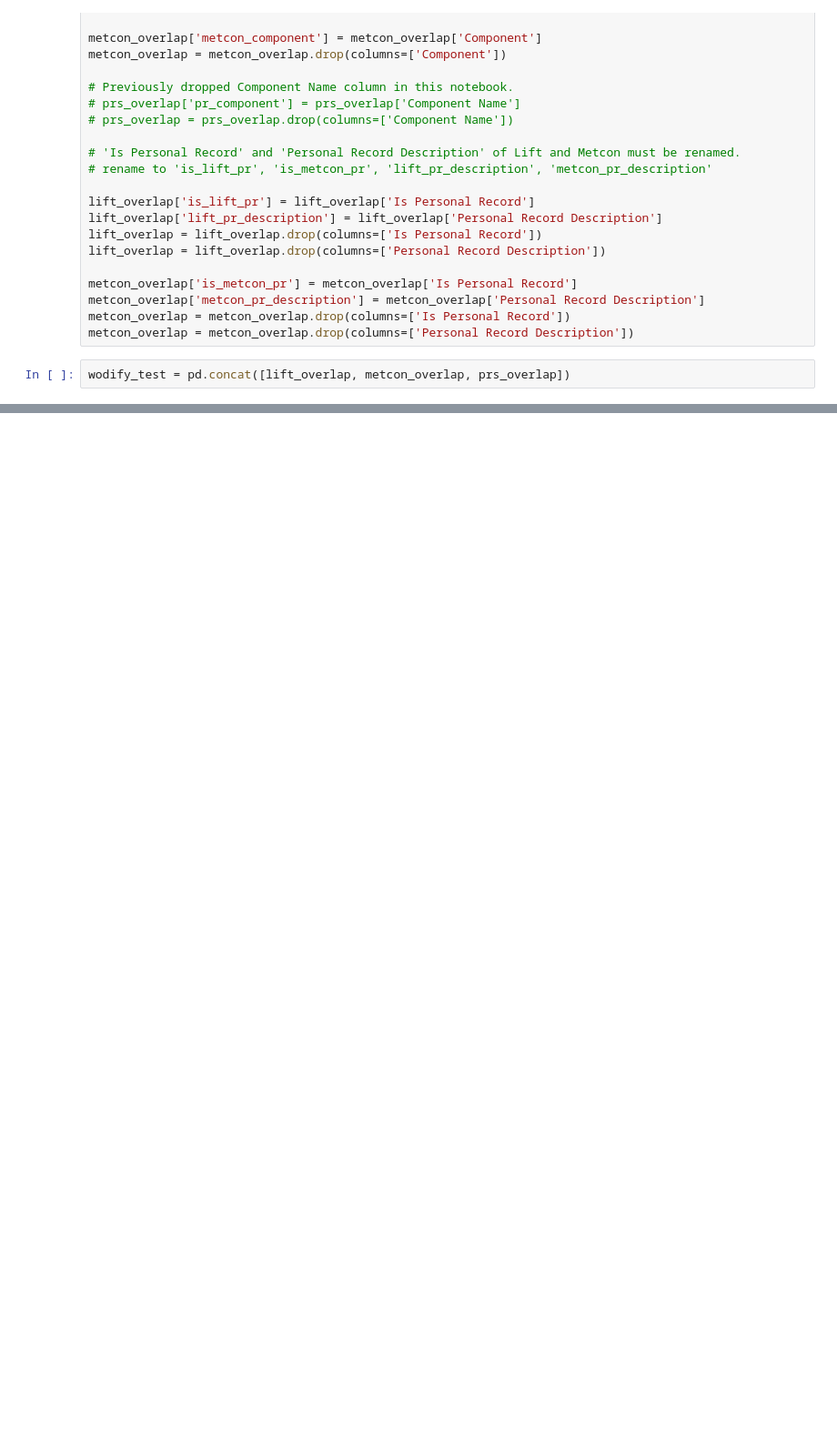
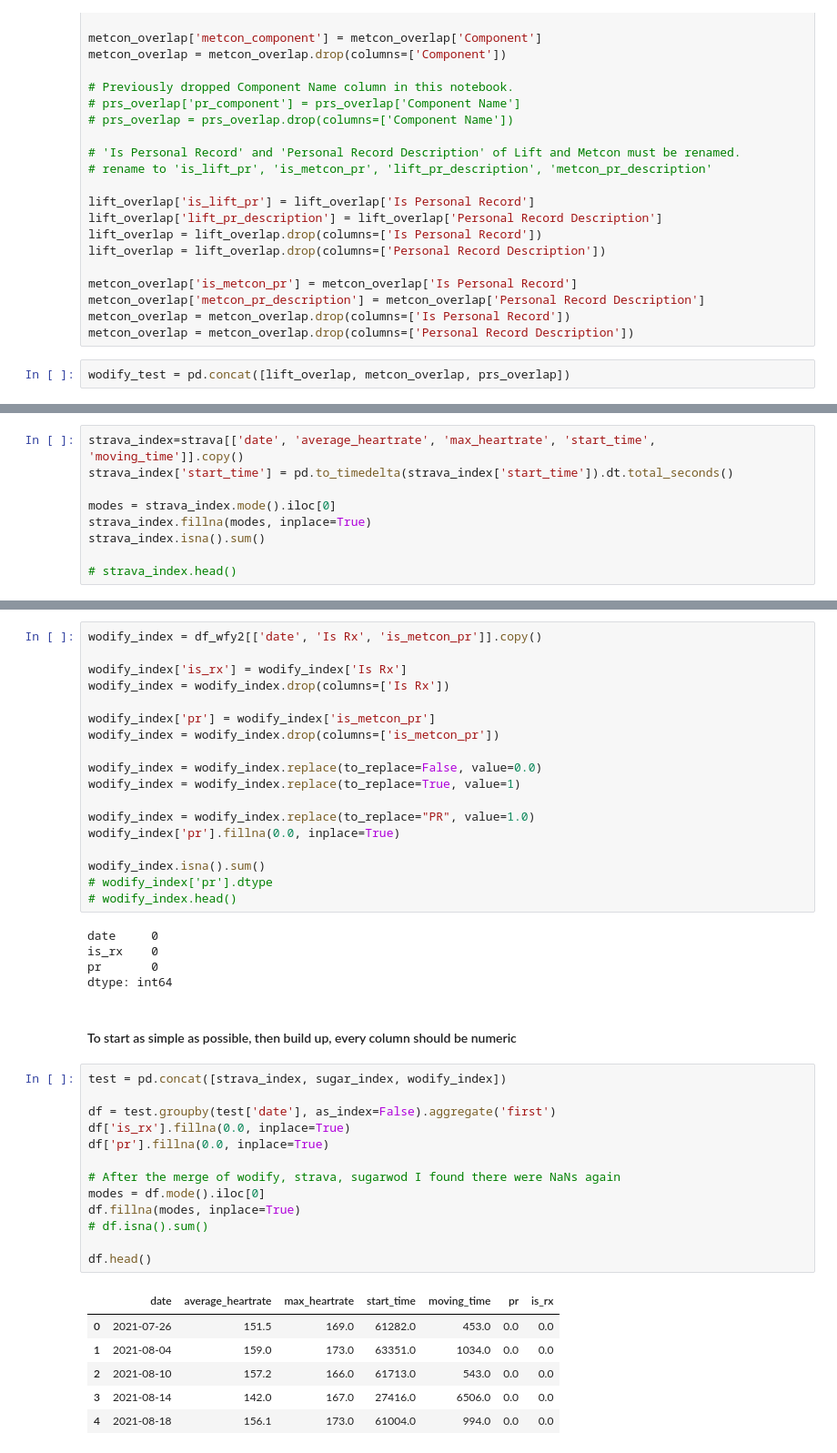
Before and after one commit to jnkroeker/phaction-data, a Jupyter notebook: notebooks/data_discovery_manipulation.ipynb, the cells around one changed output, grey strips where cells are left out. Shown at 91% size. Cells and saved outputs as stored; diff of their text form; blank space fills up the shorter version.

```diff
--- a/notebooks/data_discovery_manipulation.ipynb
+++ b/notebooks/data_discovery_manipulation.ipynb
@@ -245,0 +266,9 @@ df_wfy2.loc[df_wfy2['date'] == '2023-01-10']
+# %%
+strava_index=strava[['date', 'average_heartrate', 'max_heartrate', 'start_time', 'moving_time']].copy()
+strava_index['start_time'] = pd.to_timedelta(strava_index['start_time']).dt.total_seconds()
+
+modes = strava_index.mode().iloc[0]
+strava_index.fillna(modes, inplace=True)
+strava_index.isna().sum()
+
+# strava_index.head()
@@ -245,0 +302,45 @@ df_wfy2.loc[df_wfy2['date'] == '2023-01-10']
+# %%
+wodify_index = df_wfy2[['date', 'Is Rx', 'is_metcon_pr']].copy()
+
+wodify_index['is_rx'] = wodify_index['Is Rx']
+wodify_index = wodify_index.drop(columns=['Is Rx'])
+
+wodify_index['pr'] = wodify_index['is_metcon_pr']
+wodify_index = wodify_index.drop(columns=['is_metcon_pr'])
+
+wodify_index = wodify_index.replace(to_replace=False, value=0.0)
+wodify_index = wodify_index.replace(to_replace=True, value=1)
+
+wodify_index = wodify_index.replace(to_replace="PR", value=1.0)
+wodify_index['pr'].fillna(0.0, inplace=True)
+
+wodify_index.isna().sum()
+# wodify_index['pr'].dtype
+# wodify_index.head()
+# %% [output]
+date     0
+is_rx    0
+pr       0
+dtype: int64
+# %% [markdown]
+#### To start as simple as possible, then build up, every column should be numeric
+# %%
+test = pd.concat([strava_index, sugar_index, wodify_index])
+
+df = test.groupby(test['date'], as_index=False).aggregate('first')
+df['is_rx'].fillna(0.0, inplace=True)
+df['pr'].fillna(0.0, inplace=True)
+
+# After the merge of wodify, strava, sugarwod I found there were NaNs again
+modes = df.mode().iloc[0]
+df.fillna(modes, inplace=True)
+# df.isna().sum()
+
+df.head()
+# %% [output]
+|  | date | average_heartrate | max_heartrate | start_time | moving_time | pr | is_rx |
+| 0 | 2021-07-26 | 151.5 | 169.0 | 61282.0 | 453.0 | 0.0 | 0.0 |
+| 1 | 2021-08-04 | 159.0 | 173.0 | 63351.0 | 1034.0 | 0.0 | 0.0 |
+| 2 | 2021-08-10 | 157.2 | 166.0 | 61713.0 | 543.0 | 0.0 | 0.0 |
+| 3 | 2021-08-14 | 142.0 | 167.0 | 27416.0 | 6506.0 | 0.0 | 0.0 |
+| 4 | 2021-08-18 | 156.1 | 173.0 | 61004.0 | 994.0 | 0.0 | 0.0 |
```
Also changed, not shown: parts of 38 cells of this notebook.
